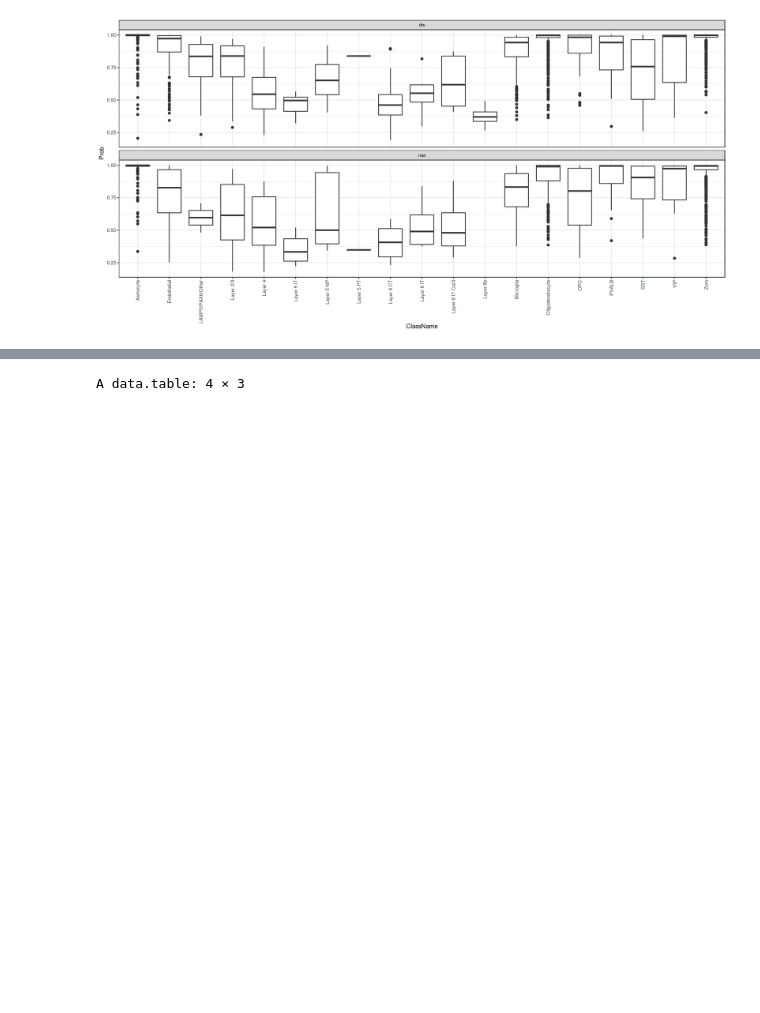
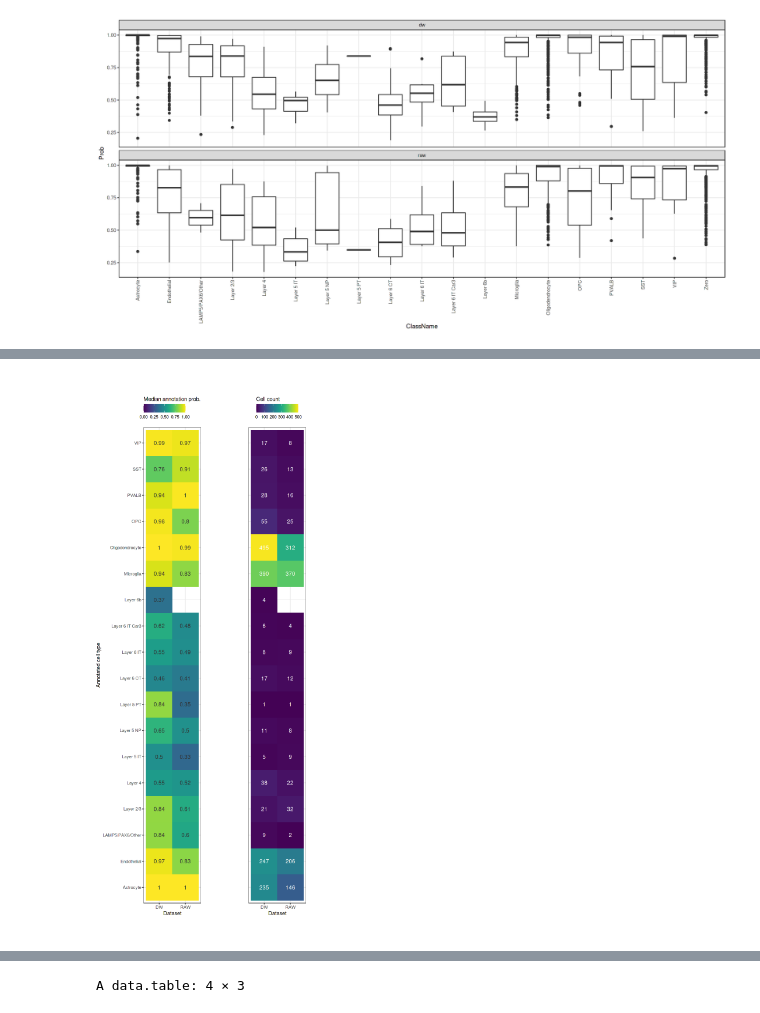
Before and after one commit to ggirelli/deconwolf-in-situ-transcriptomics, a Jupyter notebook: notebooks/2.0_strip.ipynb, the cells around one changed output, grey strips where cells are left out. Saved outputs shown, nothing was run; the diff lists cells and outputs as text; code cells hidden in the pictures; blank space fills up the shorter version.

```diff
--- a/notebooks/2.0_strip.ipynb
+++ b/notebooks/2.0_strip.ipynb
@@ -173,0 +242,23 @@ ggplot(cell_data, aes(x=ClassName, y=Prob, fill=image_type)) + geom_boxplot() +
+# %%
+p1 = ggplot(cell_data[ClassName!="Zero", .(pmedian=median(Prob)), by=c("ClassName", "image_type")],
+      aes(y=ClassName, x=toupper(image_type))) +
+    geom_tile(aes(fill=pmedian)) +
+    scale_fill_viridis(limits=c(0, 1)) + theme_bw() + coord_fixed() +
+    theme(legend.position="top", plot.margin=unit(c(0,0,0,0), "pt")) +
+    guides(fill=guide_colorbar(title.position="top", barwidth=6)) +
+    labs(x="Dataset", y="Annotated cell type", fill="Median annotation prob.") +
+    geom_text(aes(label=round(pmedian, 2)), color="#323232")
+p2 = ggplot(cell_counts[ClassName!="Zero"], aes(y=ClassName, x=toupper(image_type))) +
+    geom_tile(aes(fill=N)) +
+    scale_fill_viridis(limits=c(0, 500)) + theme_bw() + coord_fixed() +
+    theme(legend.position="top", plot.margin=unit(c(0,0,0,0), "pt")) +
+    guides(fill=guide_colorbar(title.position="top", barwidth=6)) +
+    labs(x="Dataset", y="", fill="Cell count") +
+    geom_text(aes(label=N), color="white") +
+theme(axis.text.y=element_blank(), axis.ticks.y=element_blank())
+options(repr.plot.width=6, repr.plot.height=16)
+p = plot_grid(p1, p2, nrow=1, align="hv", rel_widths=c(1, 1))
+print(p)
+ggsave(plot=p, file="plots/median_annotation_probability.noZeros.heatmap.png", width=6, height=16)
+# %% [output]
+[figure, added]
```
Also changed, not shown: parts of 8 cells of this notebook, 5 other files.
